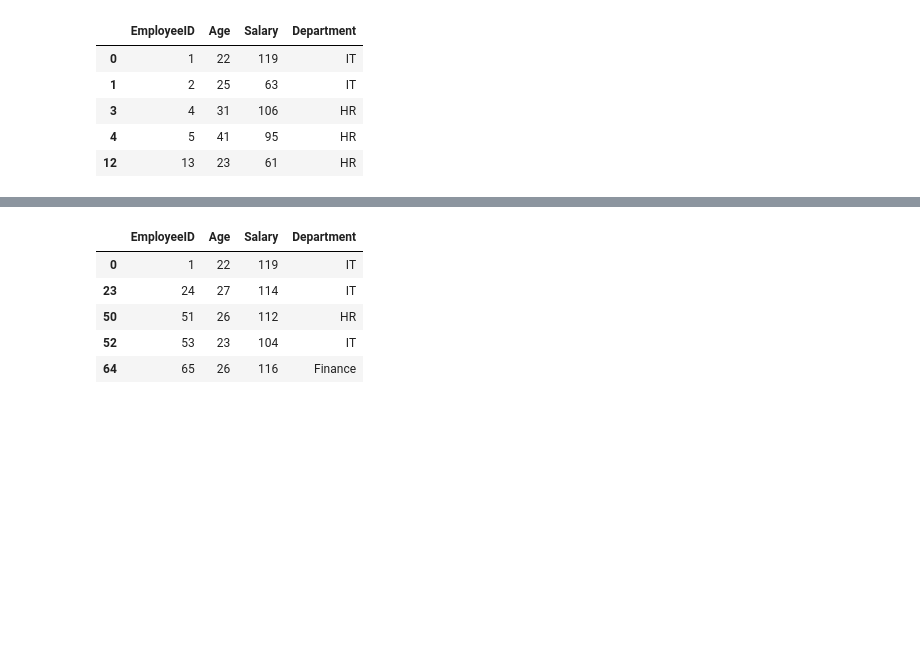
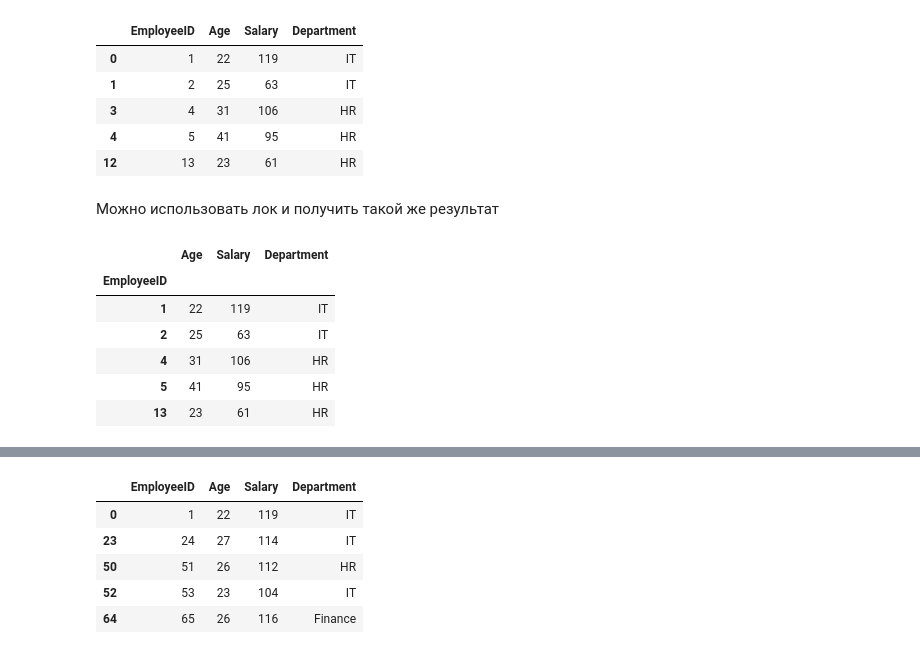
Before and after one commit to trutneva-k/basic_Python_methods, a Jupyter notebook: pandas_basic_methods.ipynb, the cells around one changed output, grey strips where cells are left out. Drawn from its saved outputs; the diff is of its cells as text; code cells hidden in the pictures; blank space fills up the shorter version.

```diff
--- a/pandas_basic_methods.ipynb
+++ b/pandas_basic_methods.ipynb
@@ -224,3 +224,16 @@ IT_and_HR.head()
 | 3 | 4 | 31 | 106 | HR |
 | 4 | 5 | 41 | 95 | HR |
 | 12 | 13 | 23 | 61 | HR |
+# %% [markdown]
+Можно использовать лок и получить такой же результат
+# %%
+IT_and_HR_loc = df.loc[df['Department'].isin(['HR', 'IT'])]
+IT_and_HR_loc.head()
+# %% [output]
+|  | Age | Salary | Department |
+| EmployeeID |  |  |  |
+| 1 | 22 | 119 | IT |
+| 2 | 25 | 63 | IT |
+| 4 | 31 | 106 | HR |
+| 5 | 41 | 95 | HR |
+| 13 | 23 | 61 | HR |
```
Also changed, not shown: parts of 18 cells of this notebook.
